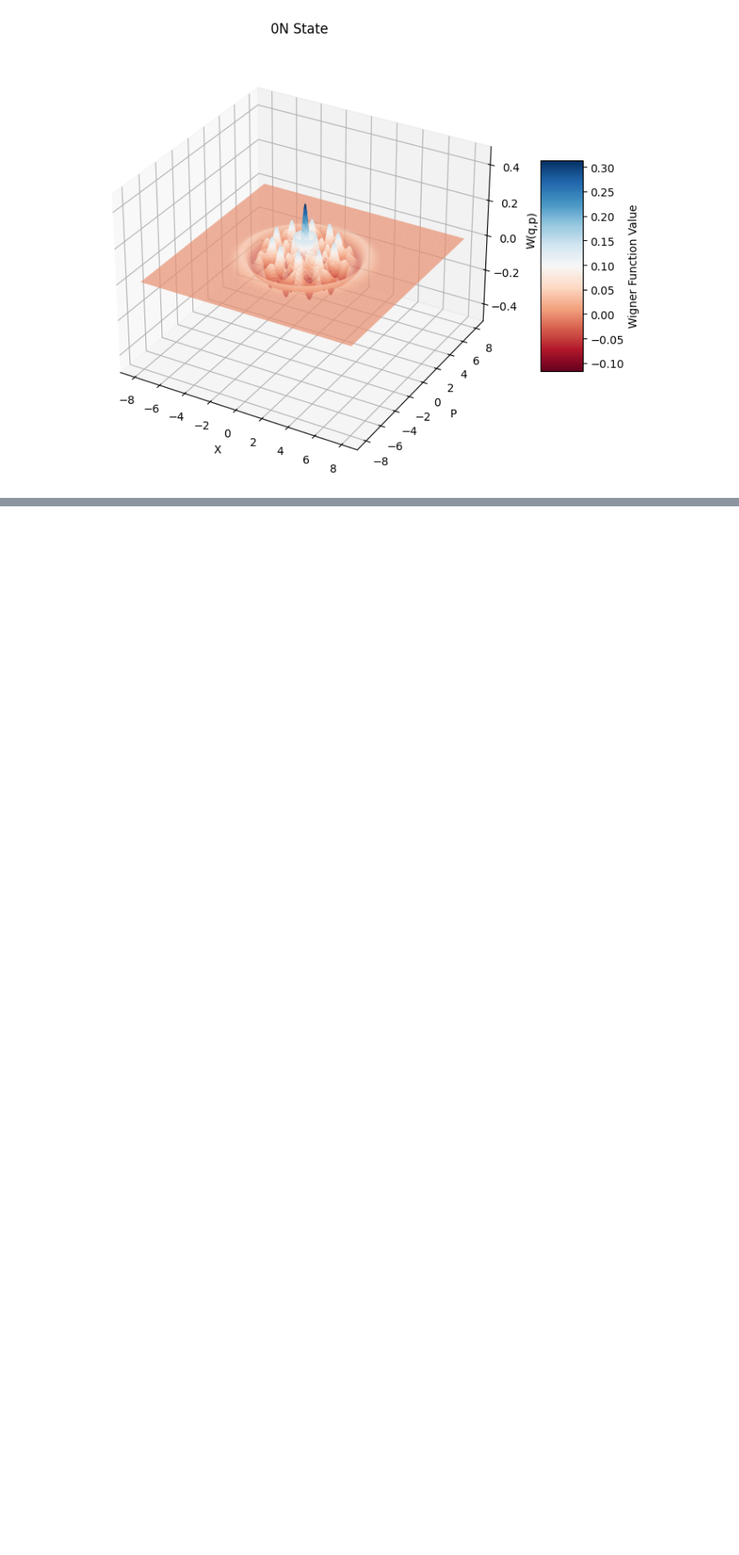
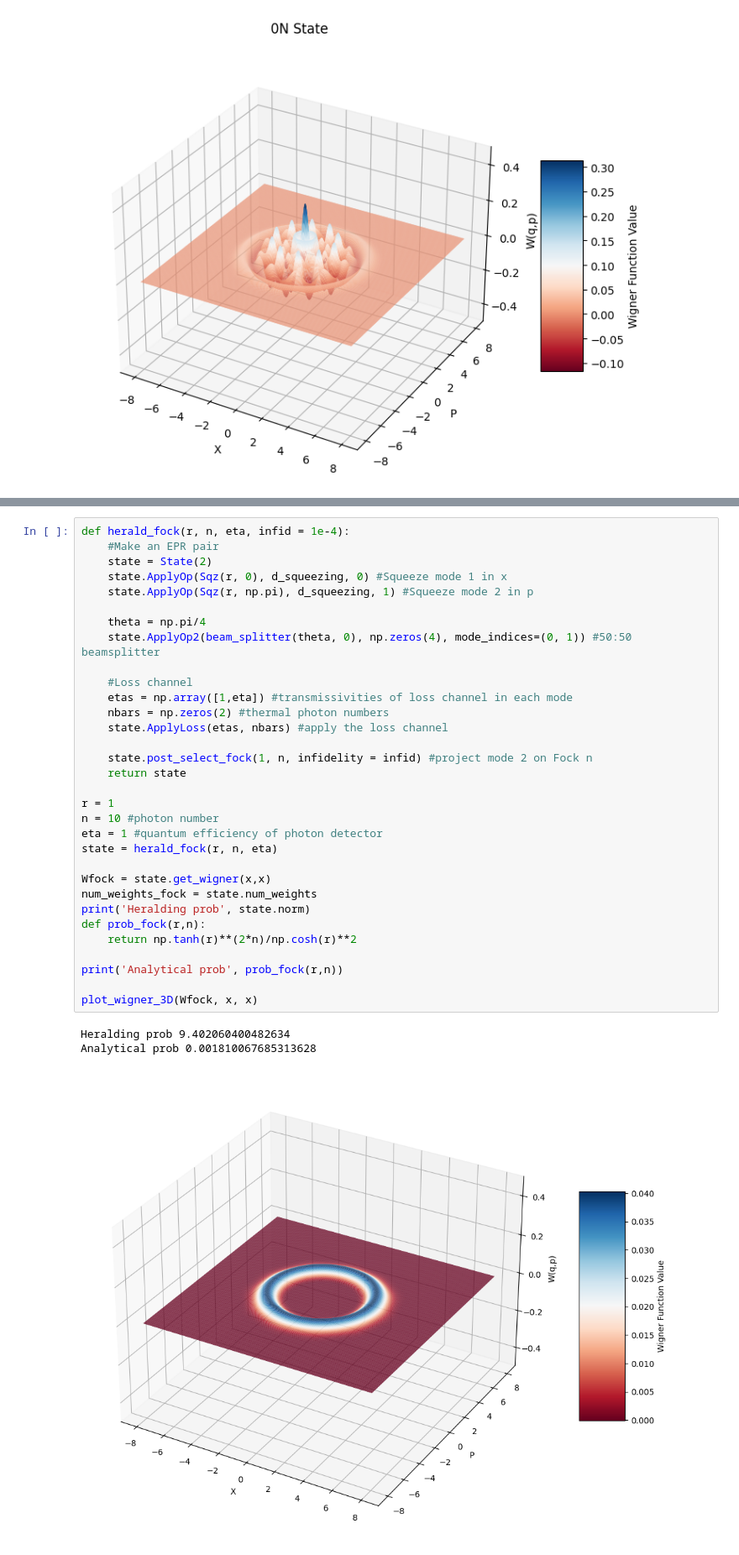
Before and after one commit to QiZhongLi/CV_Simulation, a Jupyter notebook: TestingClass.ipynb, the cells around one changed output, grey strips where cells are left out. Shown at 84% size. Saved outputs shown, nothing was run; the diff lists cells and outputs as text; blank space fills up the shorter version.

```diff
--- a/TestingClass.ipynb
+++ b/TestingClass.ipynb
@@ -831,0 +856,36 @@ Let's try and do some measurements and stuff. Hopefully things don't break and c
+# %%
+def herald_fock(r, n, eta, infid = 1e-4):
+    #Make an EPR pair
+    state = State(2)
+    state.ApplyOp(Sqz(r, 0), d_squeezing, 0) #Squeeze mode 1 in x
+    state.ApplyOp(Sqz(r, np.pi), d_squeezing, 1) #Squeeze mode 2 in p
+
+    theta = np.pi/4
+    state.ApplyOp2(beam_splitter(theta, 0), np.zeros(4), mode_indices=(0, 1)) #50:50 beamsplitter
+
+    #Loss channel
+    etas = np.array([1,eta]) #transmissivities of loss channel in each mode
+    nbars = np.zeros(2) #thermal photon numbers
+    state.ApplyLoss(etas, nbars) #apply the loss channel
+
+    state.post_select_fock(1, n, infidelity = infid) #project mode 2 on Fock n
+    return state
+
+r = 1
+n = 10 #photon number
+eta = 1 #quantum efficiency of photon detector
+state = herald_fock(r, n, eta)
+
+Wfock = state.get_wigner(x,x)
+num_weights_fock = state.num_weights
+print('Heralding prob', state.norm)
+def prob_fock(r,n):
+    return np.tanh(r)**(2*n)/np.cosh(r)**2
+
+print('Analytical prob', prob_fock(r,n))
+
+plot_wigner_3D(Wfock, x, x)
+# %% [output]
+Heralding prob 9.402060400482634
+Analytical prob 0.001810067685313628
+[figure, added]
```
Also changed, not shown: parts of 4 cells of this notebook.
